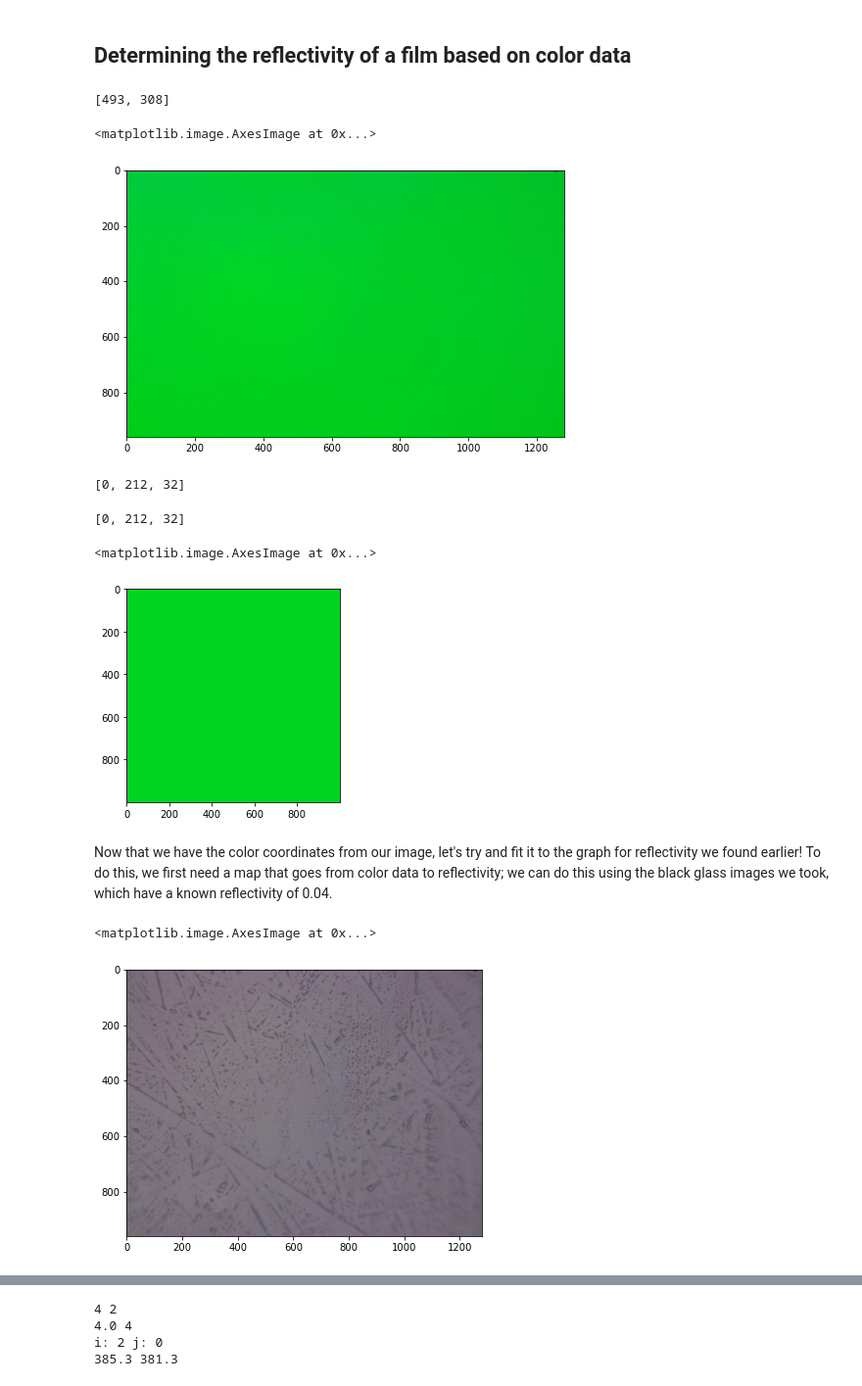
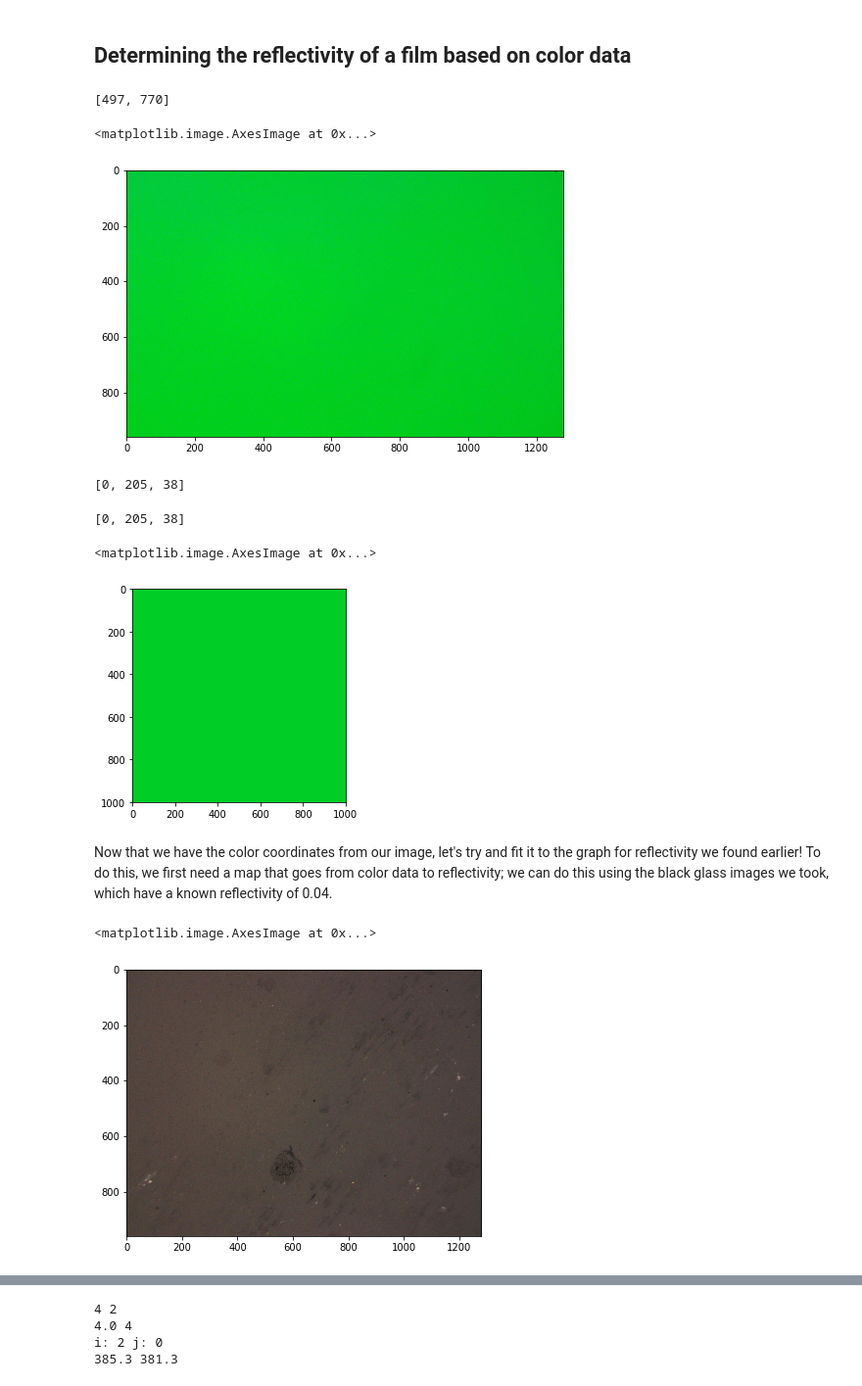
Before and after one commit to KeithHedlund13/filmThickness, a Jupyter notebook: Calculating Thickness from Colour Information.ipynb, the cells around one changed output, grey strips where cells are left out. Shown at 98% size. Drawn from its saved outputs; the diff is of its cells as text; code cells hidden in the pictures.

```diff
--- a/Calculating Thickness from Colour Information.ipynb
+++ b/Calculating Thickness from Colour Information.ipynb
@@ -83,7 +79,7 @@ Text(0, 0.5, 'Normalized Color Coordinates')
 # %%
 #Insert your image here and declare it as the variable im so that the program can read it.
 
-prefix = "C:/Users/keith/Desktop/filmThickness-main/filmThickness/Data/"
+prefix = "./Data/"
 fileName = prefix + 'greenFilm2_img.jpg'
 
 im = plt.imread(fileName)
@@ -107,13 +103,13 @@ while(1):
         cv2.destroyAllWindows()
         break
 # %% [output]
-[493, 308]
+[497, 770]
 # %%
 img,rx = plt.subplots(figsize = (8,5))
 rx.imshow(im, aspect='auto', cmap='gray')
 # %% [output]
 <matplotlib.image.AxesImage at 0x...>
-[figure, old version]
+[figure, new version]
 # %%
 sampleRange = 50 #This is the width/height of the square region centered at the coordinates below for which the color information is sampled
 
@@ -133,7 +129,7 @@ island_px = [int(np.average(island_coords[0])), int(np.average(island_coords[1])
 # print(island_coords)
 print(island_px)
 # %% [output]
-[0, 212, 32]
+[0, 205, 38]
 # %%
 fig,ax=plt.subplots()
 exColor = island_px
@@ -143,23 +139,23 @@ ax.imshow(exFilmColor, cmap='gray', vmin=0, vmax=255)
 
 #This shows what color was selected from the image.
 # %% [output]
-[0, 212, 32]
+[0, 205, 38]
 <matplotlib.image.AxesImage at 0x...>
-[figure, old version]
+[figure, new version]
 # %% [markdown]
 Now that we have the color coordinates from our image, let's try and fit it to the graph for reflectivity we found earlier! To do this, we first need a map that goes from color data to reflectivity; we can do this using the black glass images we took, which have a known reflectivity of 0.04.
 # %%
 #This is where we import our reference image for the black glass, which is used to map the camera coordinates to pure color intensity. You can change what the reference image is below by replacing blackGlass with the file you want to use!
 
 BGR = .04
-referenceName = prefix + 'Black Glass Test.jpg'
+referenceName = prefix + 'BLACK_GLASS_1-21-21.jpg'
 
 blackGlass = plt.imread(referenceName)
 fig,ax=plt.subplots(figsize=(10,5))
 ax.imshow(blackGlass)
 # %% [output]
 <matplotlib.image.AxesImage at 0x...>
-[figure, old version]
+[figure, new version]
 # %%
 
 coordsbg = []
```
Also changed, not shown: parts of 7 cells of this notebook.
